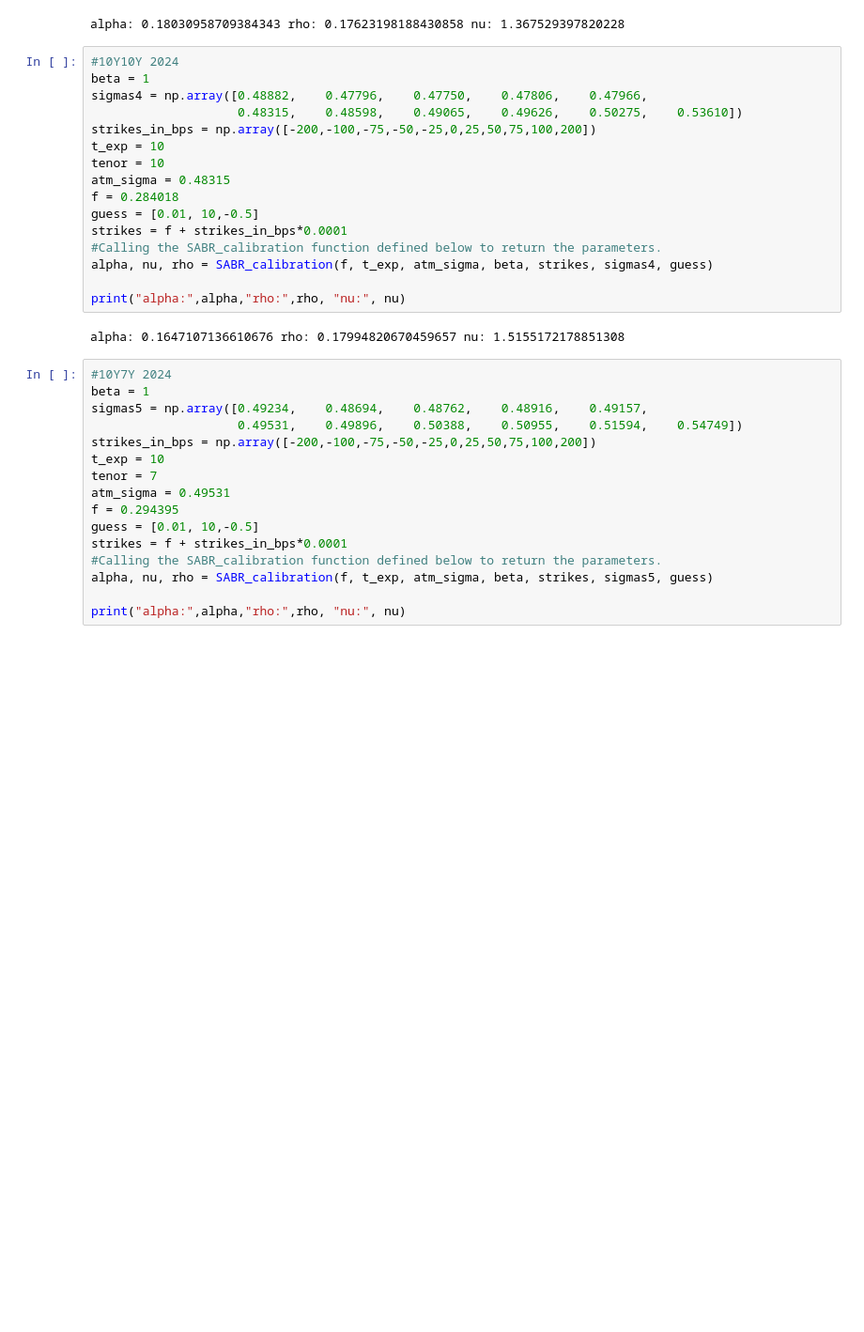
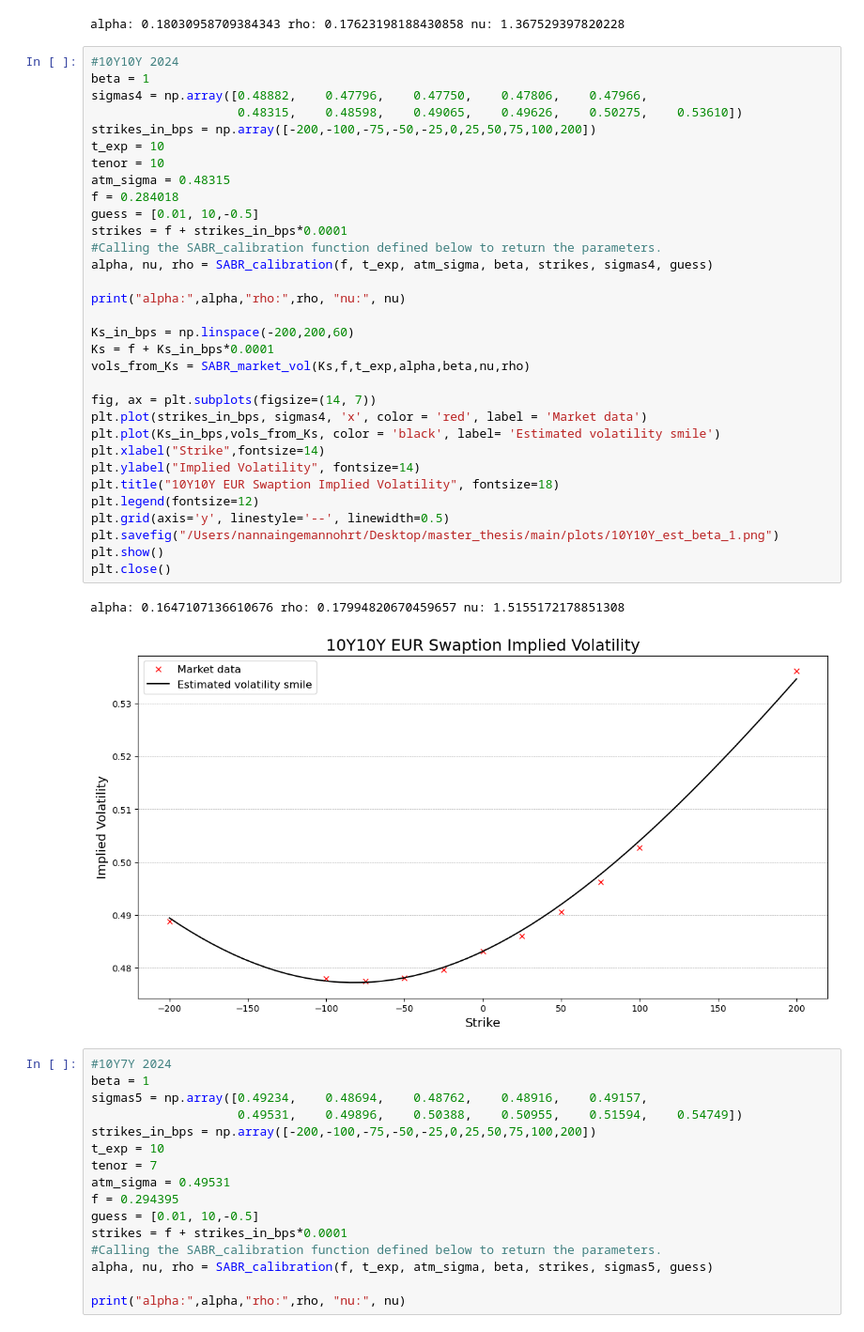
Before and after one commit to NannaOhrt/master_thesis, a Jupyter notebook: main/code/cal_parm_SABR_beta_1.ipynb, the cells around one changed output. Shown at 94% size. Drawn from its saved outputs; the diff is of its cells as text; blank space fills up the shorter version.

Commit message:
added text on plots

```diff
--- a/main/code/cal_parm_SABR_beta_1.ipynb
+++ b/main/code/cal_parm_SABR_beta_1.ipynb
@@ -147,21 +147,38 @@ alpha: 0.18030958709384343 rho: 0.17623198188430858 nu: 1.367529397820228
 # %%
 #10Y10Y 2024
 beta = 1
 sigmas4 = np.array([0.48882,	0.47796,	0.47750,	0.47806,	0.47966,
                     0.48315,	0.48598,	0.49065,	0.49626,	0.50275,	0.53610])
 strikes_in_bps = np.array([-200,-100,-75,-50,-25,0,25,50,75,100,200])
 t_exp = 10
 tenor = 10
 atm_sigma = 0.48315
 f = 0.284018
 guess = [0.01, 10,-0.5]
 strikes = f + strikes_in_bps*0.0001
 #Calling the SABR_calibration function defined below to return the parameters.
 alpha, nu, rho = SABR_calibration(f, t_exp, atm_sigma, beta, strikes, sigmas4, guess)
 
 print("alpha:",alpha,"rho:",rho, "nu:", nu)
+
+Ks_in_bps = np.linspace(-200,200,60)
+Ks = f + Ks_in_bps*0.0001
+vols_from_Ks = SABR_market_vol(Ks,f,t_exp,alpha,beta,nu,rho)
+
+fig, ax = plt.subplots(figsize=(14, 7))
+plt.plot(strikes_in_bps, sigmas4, 'x', color = 'red', label = 'Market data')
+plt.plot(Ks_in_bps,vols_from_Ks, color = 'black', label= 'Estimated volatility smile')
+plt.xlabel("Strike",fontsize=14)
+plt.ylabel("Implied Volatility", fontsize=14)
+plt.title("10Y10Y EUR Swaption Implied Volatility", fontsize=18)
+plt.legend(fontsize=12)
+plt.grid(axis='y', linestyle='--', linewidth=0.5)
+plt.savefig("/Users/nannaingemannohrt/Desktop/master_thesis/main/plots/10Y10Y_est_beta_1.png")
+plt.show()
+plt.close()
 # %% [output]
 alpha: 0.1647107136610676 rho: 0.17994820670459657 nu: 1.5155172178851308
+[figure, added]
 # %%
 #10Y7Y 2024
 beta = 1
```
Also changed, not shown: 4 other files.
